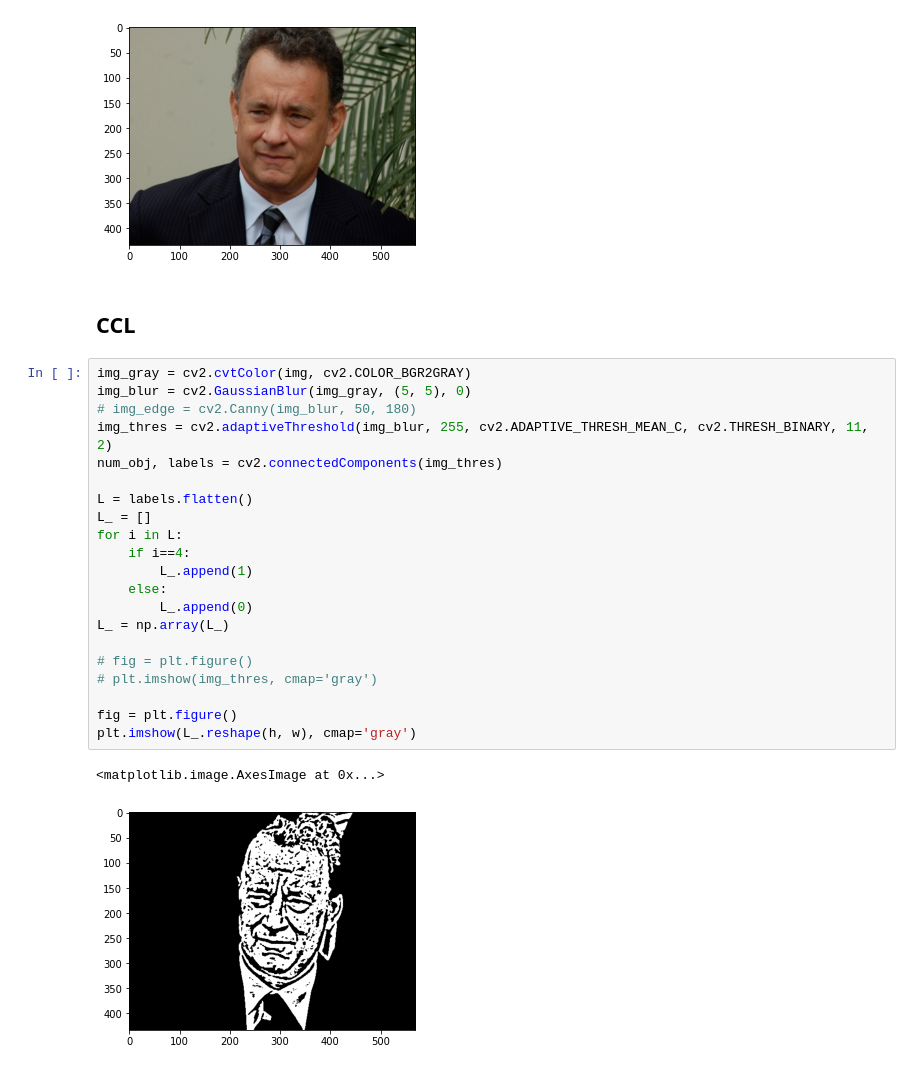
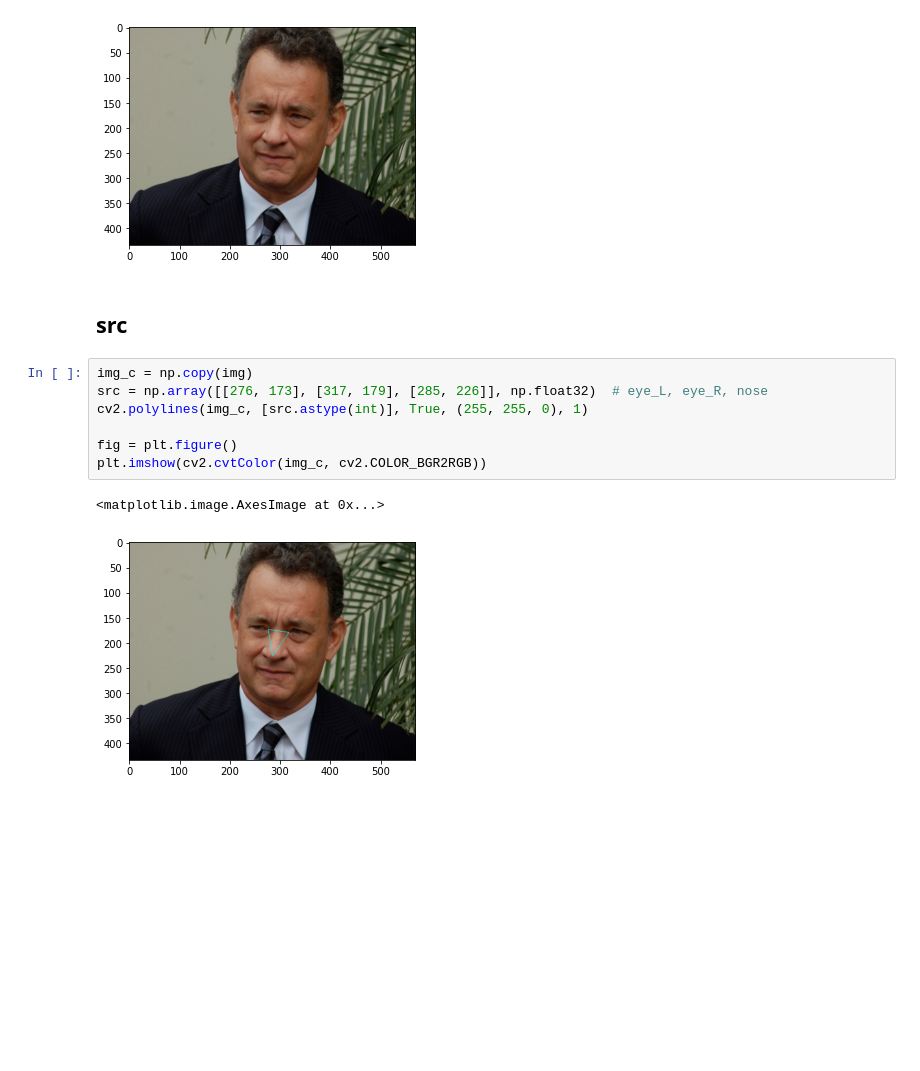
Before and after one commit to Abner0627/IPRV_Affine-Transform, a Jupyter notebook: main.ipynb, the cells around one changed output. Cells and saved outputs as stored; diff of their text form; blank space fills up the shorter version.

```diff
--- a/main.ipynb
+++ b/main.ipynb
@@ -37,28 +18,14 @@ plt.imshow(cv2.cvtColor(img, cv2.COLOR_BGR2RGB))
 <matplotlib.image.AxesImage at 0x...>
 [figure]
 # %% [markdown]
-## CCL
+## src
-# %%
-img_gray = cv2.cvtColor(img, cv2.COLOR_BGR2GRAY)
-img_blur = cv2.GaussianBlur(img_gray, (5, 5), 0)
-# img_edge = cv2.Canny(img_blur, 50, 180)
-img_thres = cv2.adaptiveThreshold(img_blur, 255, cv2.ADAPTIVE_THRESH_MEAN_C, cv2.THRESH_BINARY, 11, 2)
-num_obj, labels = cv2.connectedComponents(img_thres)
-
-L = labels.flatten()
-L_ = []
-for i in L:
-    if i==4:
-        L_.append(1)
-    else:
-        L_.append(0)
-L_ = np.array(L_)
-
-# fig = plt.figure()
-# plt.imshow(img_thres, cmap='gray')
-
-fig = plt.figure()
-plt.imshow(L_.reshape(h, w), cmap='gray')
-# %% [output]
-<matplotlib.image.AxesImage at 0x...>
-[figure, removed]
+# %%
+img_c = np.copy(img)
+src = np.array([[276, 173], [317, 179], [285, 226]], np.float32)  # eye_L, eye_R, nose
+cv2.polylines(img_c, [src.astype(int)], True, (255, 255, 0), 1)
+
+fig = plt.figure()
+plt.imshow(cv2.cvtColor(img_c, cv2.COLOR_BGR2RGB))
+# %% [output]
+<matplotlib.image.AxesImage at 0x...>
+[figure, added]
```
Also changed, not shown: parts of 4 cells of this notebook, 1 other file.
